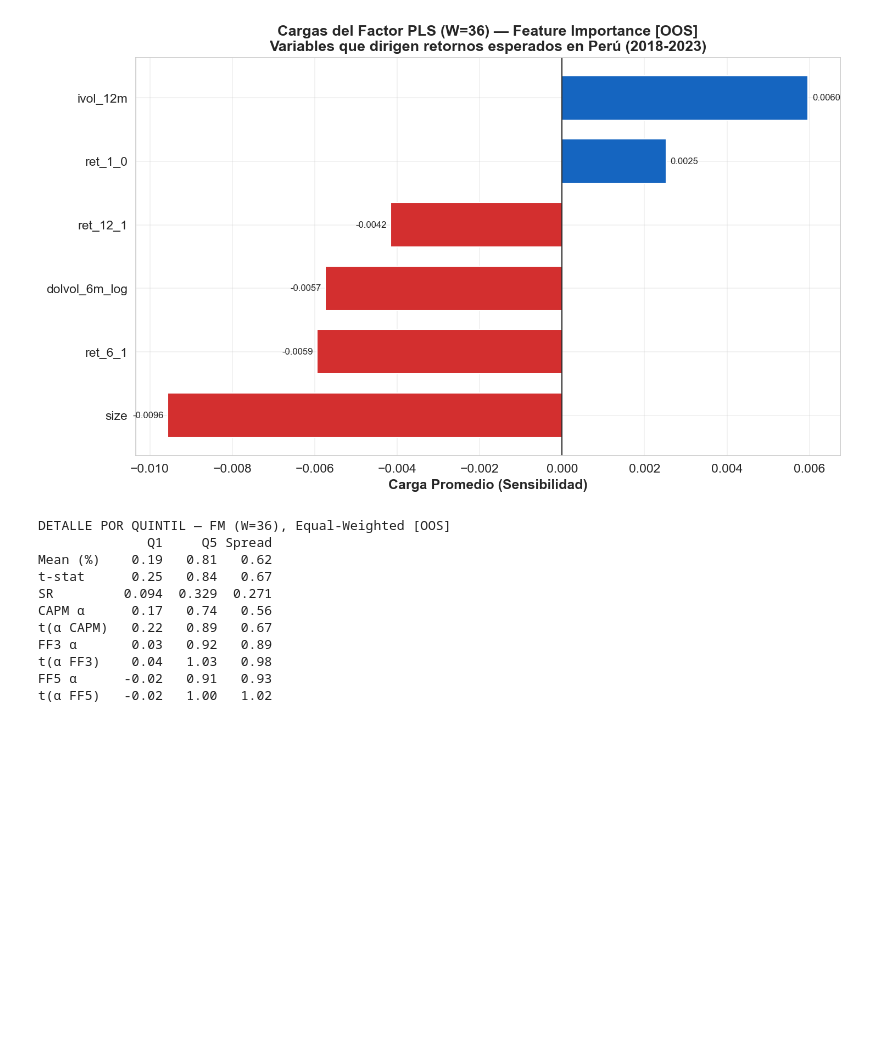
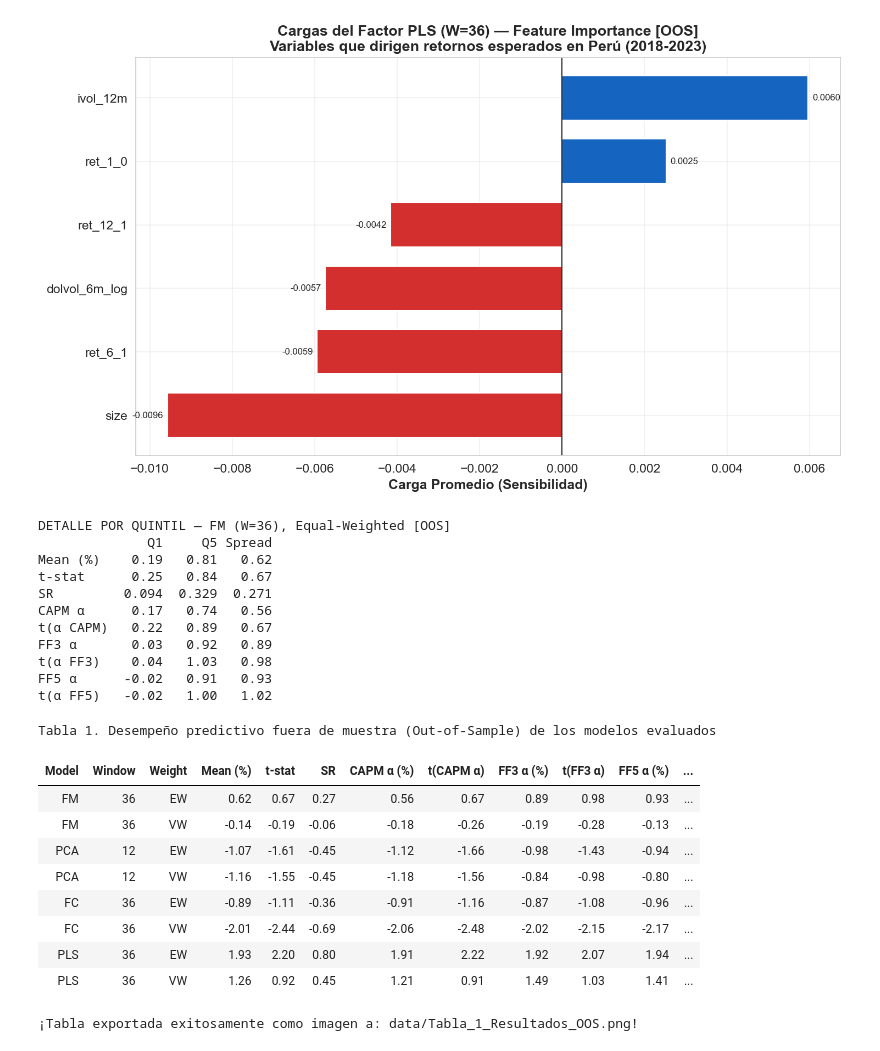
Before and after one commit to SebGarcia-dev/FamaMacBeth-AssetPricing-Peru, a Jupyter notebook: FamaMacbeth-AssetPricing-Peru-code.ipynb, the cells around one changed output. Saved outputs shown, nothing was run; the diff lists cells and outputs as text; code cells hidden in the pictures; blank space fills up the shorter version.

```diff
--- a/FamaMacbeth-AssetPricing-Peru-code.ipynb
+++ b/FamaMacbeth-AssetPricing-Peru-code.ipynb
@@ -1488,3 +1501,56 @@ FF3 α       0.03   0.92   0.89
 t(α FF3)    0.04   1.03   0.98
 FF5 α      -0.02   0.91   0.93
 t(α FF5)   -0.02   1.00   1.02
+# %%
+# 1. Leer los resultados especificando la carpeta 'data'
+df_results = pd.read_csv('data/tabla_resumen_spreads_OOS.csv')
+
+# 2. Función para resaltar la fila ganadora (PLS - VW)
+def highlight_ganador(row):
+    # Verifica si es el modelo PLS con ponderación VW (usando los nombres originales)
+    if row['Model'] == 'PLS' and row['Weight'] == 'VW':
+        # Fondo verde claro y texto en negrita
+        return ['font-weight: bold; background-color: #d9ead3'] * len(row)
+    return [''] * len(row)
+
+# 3. Formatear los números a 2 decimales y aplicar estilos
+# Excluimos las columnas categóricas originales para no ponerles decimales
+format_dict = {col: "{:.2f}" for col in df_results.columns if col not in ['Model', 'Window', 'Weight']}
+
+tabla_estilizada = (
+    df_results.style
+    .format(format_dict)
+    .apply(highlight_ganador, axis=1) # Aplica el resaltado a la fila
+    .hide(axis="index") # Oculta el índice numérico (0, 1, 2...)
+    .set_caption("<b>Tabla 1. Desempeño predictivo fuera de muestra (Out-of-Sample) de los modelos evaluados</b>")
+    .set_table_styles([
+        {'selector': 'caption', 'props': [('font-size', '14px'), ('color', 'black'), ('margin-bottom', '10px')]},
+        {'selector': 'th', 'props': [('text-align', 'center'), ('background-color', '#f2f2f2'), ('border', '1px solid #dddddd')]},
+        {'selector': 'td', 'props': [('text-align', 'center'), ('border', '1px solid #dddddd')]}
+    ])
+)
+
+# 4. Mostrar la tabla en el Notebook
+display(tabla_estilizada)
+# %% [output]
+Tabla 1. Desempeño predictivo fuera de muestra (Out-of-Sample) de los modelos evaluados
+| Model | Window | Weight | Mean (%) | t-stat | SR | CAPM α (%) | t(CAPM α) | FF3 α (%) | t(FF3 α) | FF5 α (%) | ... |
+| FM | 36 | EW | 0.62 | 0.67 | 0.27 | 0.56 | 0.67 | 0.89 | 0.98 | 0.93 | ... |
+| FM | 36 | VW | -0.14 | -0.19 | -0.06 | -0.18 | -0.26 | -0.19 | -0.28 | -0.13 | ... |
+| PCA | 12 | EW | -1.07 | -1.61 | -0.45 | -1.12 | -1.66 | -0.98 | -1.43 | -0.94 | ... |
+| PCA | 12 | VW | -1.16 | -1.55 | -0.45 | -1.18 | -1.56 | -0.84 | -0.98 | -0.80 | ... |
+| FC | 36 | EW | -0.89 | -1.11 | -0.36 | -0.91 | -1.16 | -0.87 | -1.08 | -0.96 | ... |
+| FC | 36 | VW | -2.01 | -2.44 | -0.69 | -2.06 | -2.48 | -2.02 | -2.15 | -2.17 | ... |
+| PLS | 36 | EW | 1.93 | 2.20 | 0.80 | 1.91 | 2.22 | 1.92 | 2.07 | 1.94 | ... |
+| PLS | 36 | VW | 1.26 | 0.92 | 0.45 | 1.21 | 0.91 | 1.49 | 1.03 | 1.41 | ... |
+# %%
+import dataframe_image as dfi
+
+ruta_imagen = 'data/Tabla_1_Resultados_OOS.png'
+
+# Agregamos table_conversion='matplotlib' para evitar el error de asyncio
+dfi.export(tabla_estilizada, ruta_imagen, dpi=300, table_conversion='matplotlib')
+
+print(f"¡Tabla exportada exitosamente como imagen a: {ruta_imagen}!")
+# %% [output]
+¡Tabla exportada exitosamente como imagen a: data/Tabla_1_Resultados_OOS.png!
```
Also changed, not shown: parts of 3 cells of this notebook, 6 other files.
